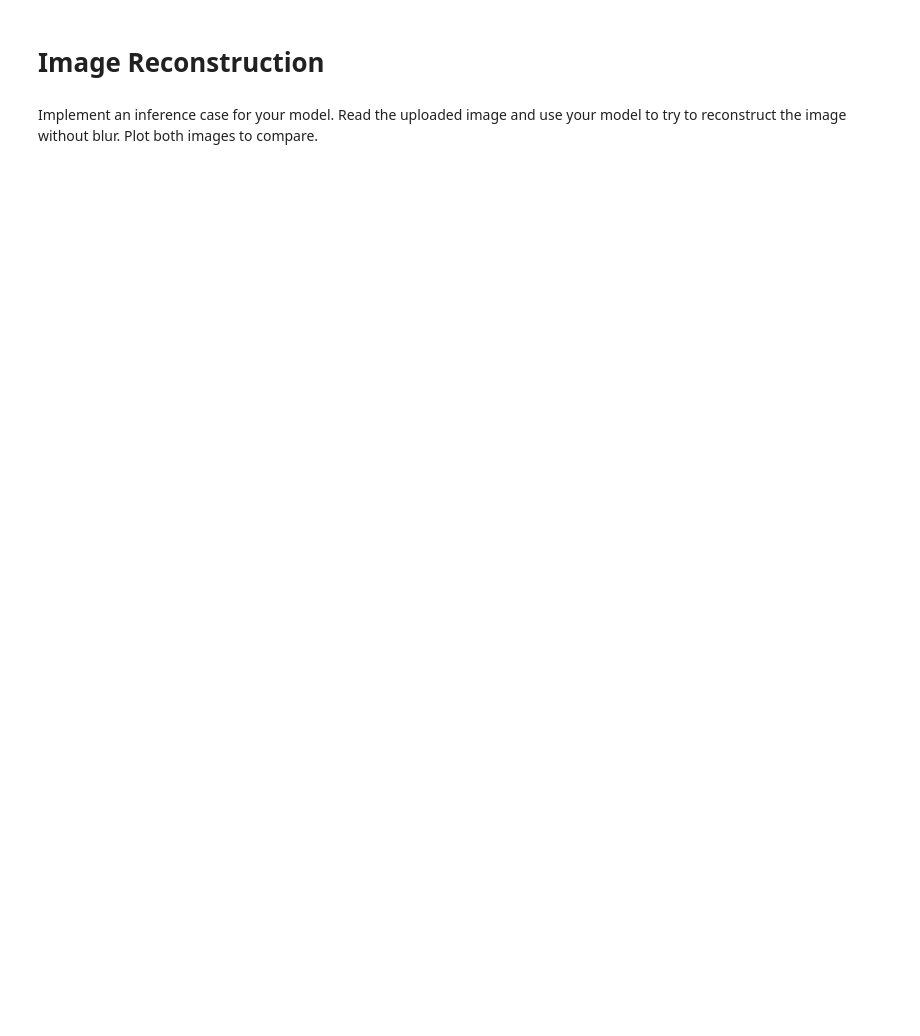
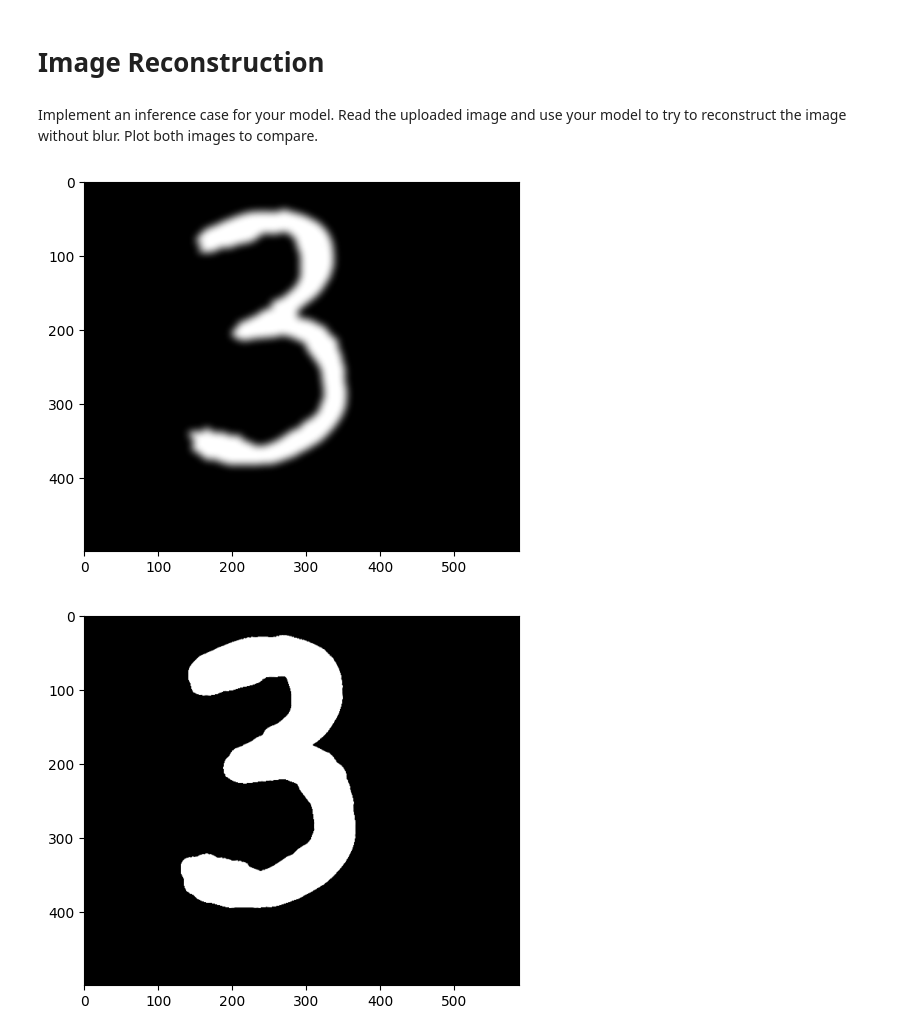
Before and after one commit to oytundemirbilek/basira-deep-learning-tutorials, a Jupyter notebook: autoencoder/train_and_evaluate.ipynb, the cells around one changed output. Drawn from its saved outputs; the diff is of its cells as text; code cells hidden in the pictures; blank space fills up the shorter version.

```diff
--- a/autoencoder/train_and_evaluate.ipynb
+++ b/autoencoder/train_and_evaluate.ipynb
@@ -53,2 +41,31 @@ DEVICE =
+# %%
+class ImageAutoEncoder(Module):
+    def __init__(self) -> None:
+        super().__init__()
+        self.encoder = Sequential(
+            Conv2d(1, 64, 3, stride=1, padding=1),  #
+            ReLU(True),
+            MaxPool2d(2, stride=1),
+            Conv2d(64, 16, 3, stride=1, padding=1),  # b, 8, 3, 3
+            ReLU(True),
+            MaxPool2d(2, stride=1)  # b, 8, 2, 2
+        )
+
+        self.decoder = Sequential(
+            Upsample(scale_factor=1, mode='nearest'),
+            Conv2d(16, 64, 3, stride=1, padding=1),  # b, 16, 10, 10
+            ReLU(True),
+            Upsample(scale_factor=1, mode='nearest'),
+            Conv2d(64, 1, 3, stride=1, padding=2),  # b, 8, 3, 3
+            Sigmoid()
+        )
+
+    def forward(self, img: Tensor) -> Tensor:
+        encoded = self.encoder(img)
+        decoded = self.decoder(encoded)
+        return decoded
+# %%
+DEVICE = torch.device("cuda" if torch.cuda.is_available() else "cpu")
+# DEVICE = torch.device("mps" if torch.cuda.is_available() else "cpu") # If on macos
 # %% [markdown]
 Define your model and move it to the device. Then define the optimizer of your preference, SGD, Adagrad, AdamW ...
@@ -58,3 +72,8 @@ optimizer =
+# %%
+from torch.optim import AdamW
+
+model = ImageAutoEncoder().to(DEVICE)
+optimizer = AdamW(model.parameters(), lr=LEARNING_RATE, weight_decay=WEIGHT_DECAY)
 # %% [markdown]
 Define loss function. You can just import the built-in MSELoss or you can create your own loss function based on recent papers etc.
 # %%
@@ -82,13 +124,18 @@ with torch.no_grad():
 # %% [markdown]
 Implement an inference case for your model. Read the uploaded image and use your model to try to reconstruct the image without blur. Plot both images to compare.
 # %%
+from torchvision.io import read_image, ImageReadMode
 import matplotlib.pyplot as plt
 
 with torch.no_grad():
-    img =
-    unblurred_img =
+    img = read_image("./sample_draw_3_blurred.png", mode=ImageReadMode.GRAY)
+    img = img.to(DEVICE).float().unsqueeze(0)
+    unblurred_img = model(img).squeeze()
 
     plt.imshow(img.squeeze().cpu().numpy(), cmap="gray")
     plt.show()
     plt.imshow(unblurred_img.cpu().numpy(), cmap="gray")
     plt.show()
+# %% [output]
+[figure, added]
+[figure, added]
```
Also changed, not shown: parts of 11 cells of this notebook, 3 other files.
